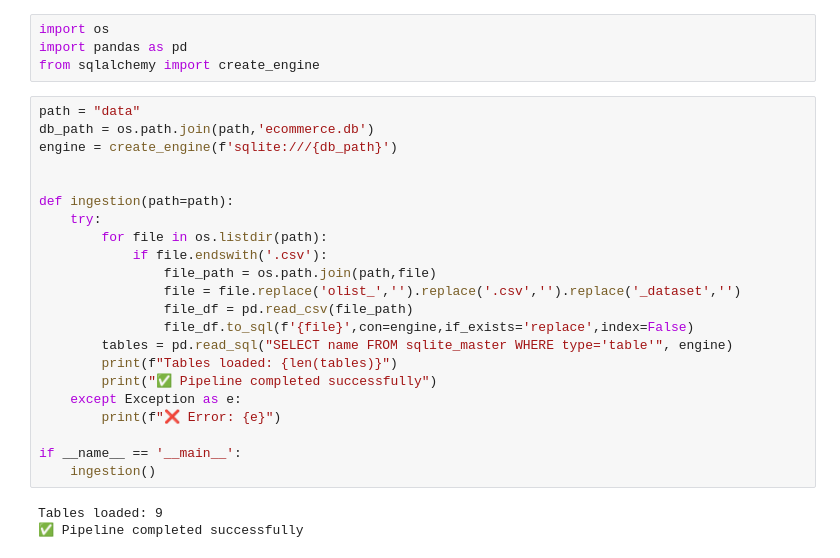
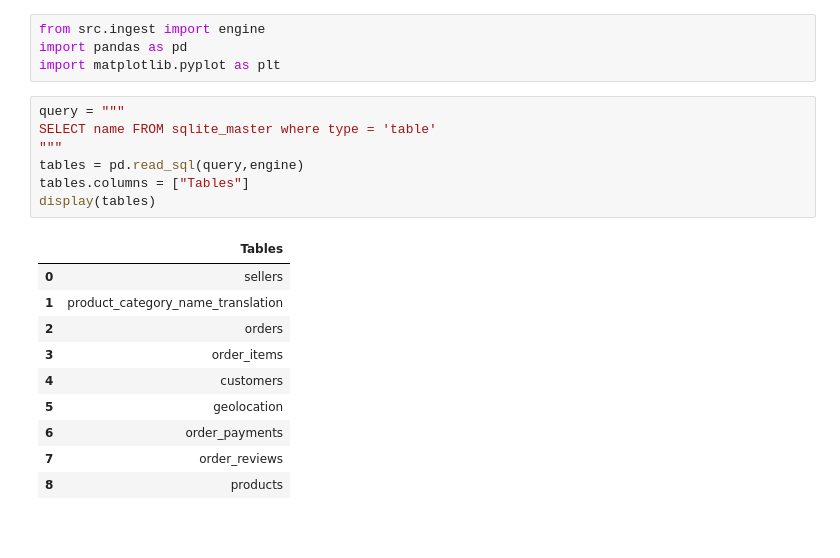
Before and after one commit to aguchhait-stack/olist-supply-chain-analytics, a Jupyter notebook: notebook.ipynb, the cells around one changed output. Cells and saved outputs as stored; diff of their text form; blank space fills up the shorter version.

```diff
--- a/notebook.ipynb
+++ b/notebook.ipynb
@@ -32,29 +1,22 @@ This project is systematically broken down into distinct analytical milestones,
-# %%
-import os
-import pandas as pd
-from sqlalchemy import create_engine
-# %%
-path = "data"
-db_path = os.path.join(path,'ecommerce.db')
-engine = create_engine(f'sqlite:///{db_path}')
-
-
-def ingestion(path=path):
-    try:
-        for file in os.listdir(path):
-            if file.endswith('.csv'):
-                file_path = os.path.join(path,file)
-                file = file.replace('olist_','').replace('.csv','').replace('_dataset','')
-                file_df = pd.read_csv(file_path)
-                file_df.to_sql(f'{file}',con=engine,if_exists='replace',index=False)
-        tables = pd.read_sql("SELECT name FROM sqlite_master WHERE type='table'", engine)
-        print(f"Tables loaded: {len(tables)}")
-        print("✅ Pipeline completed successfully")
-    except Exception as e:
-        print(f"❌ Error: {e}")
-
-if __name__ == '__main__':
-    ingestion()
-# %% [output]
-Tables loaded: 9
-✅ Pipeline completed successfully
+# %%
+from src.ingest import engine
+import pandas as pd
+import matplotlib.pyplot as plt
+# %%
+query = """
+SELECT name FROM sqlite_master where type = 'table'
+"""
+tables = pd.read_sql(query,engine)
+tables.columns = ["Tables"]
+display(tables)
+# %% [output]
+|  | Tables |
+| 0 | sellers |
+| 1 | product_category_name_translation |
+| 2 | orders |
+| 3 | order_items |
+| 4 | customers |
+| 5 | geolocation |
+| 6 | order_payments |
+| 7 | order_reviews |
+| 8 | products |
```
Also changed, not shown: parts of 6 cells of this notebook, 5 other files.
